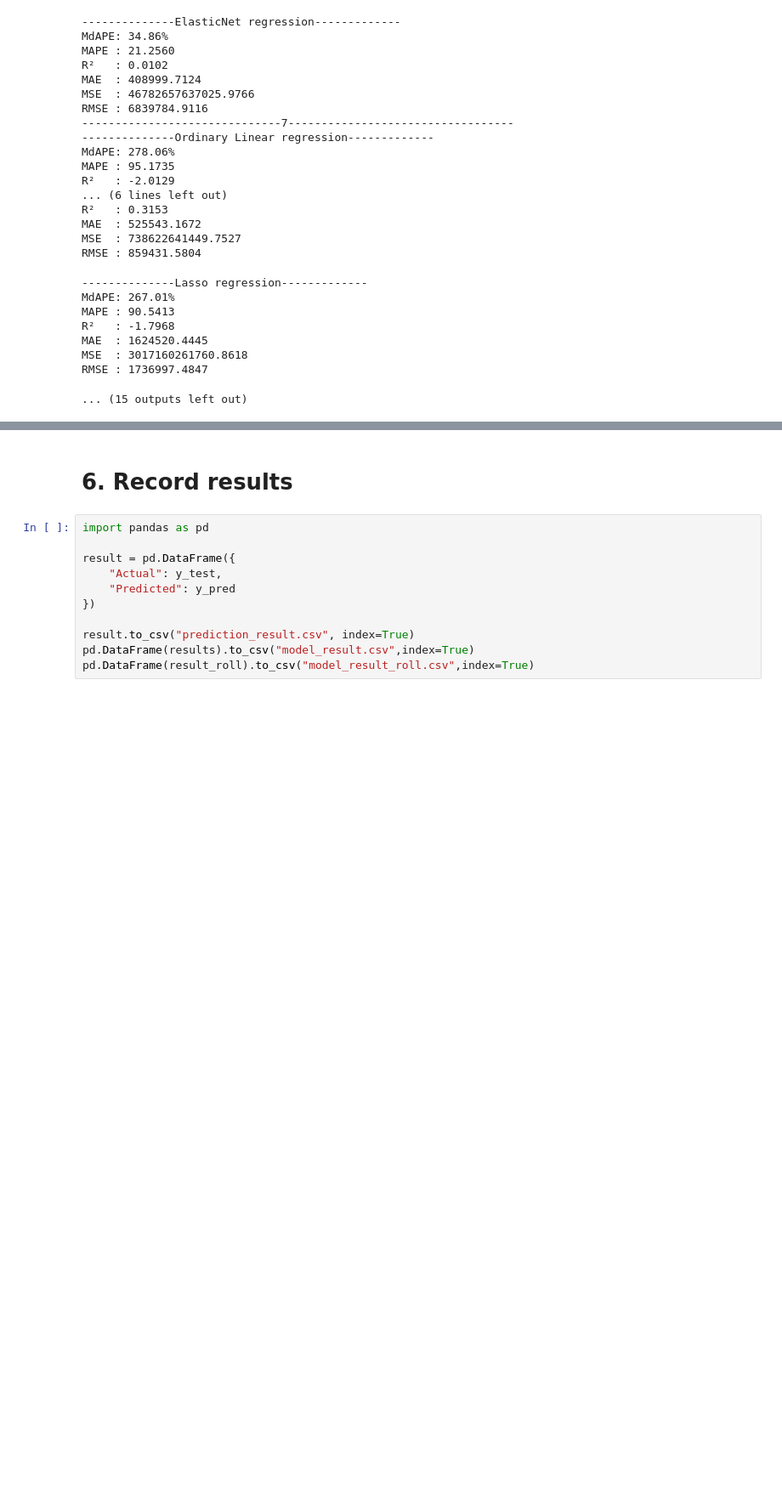
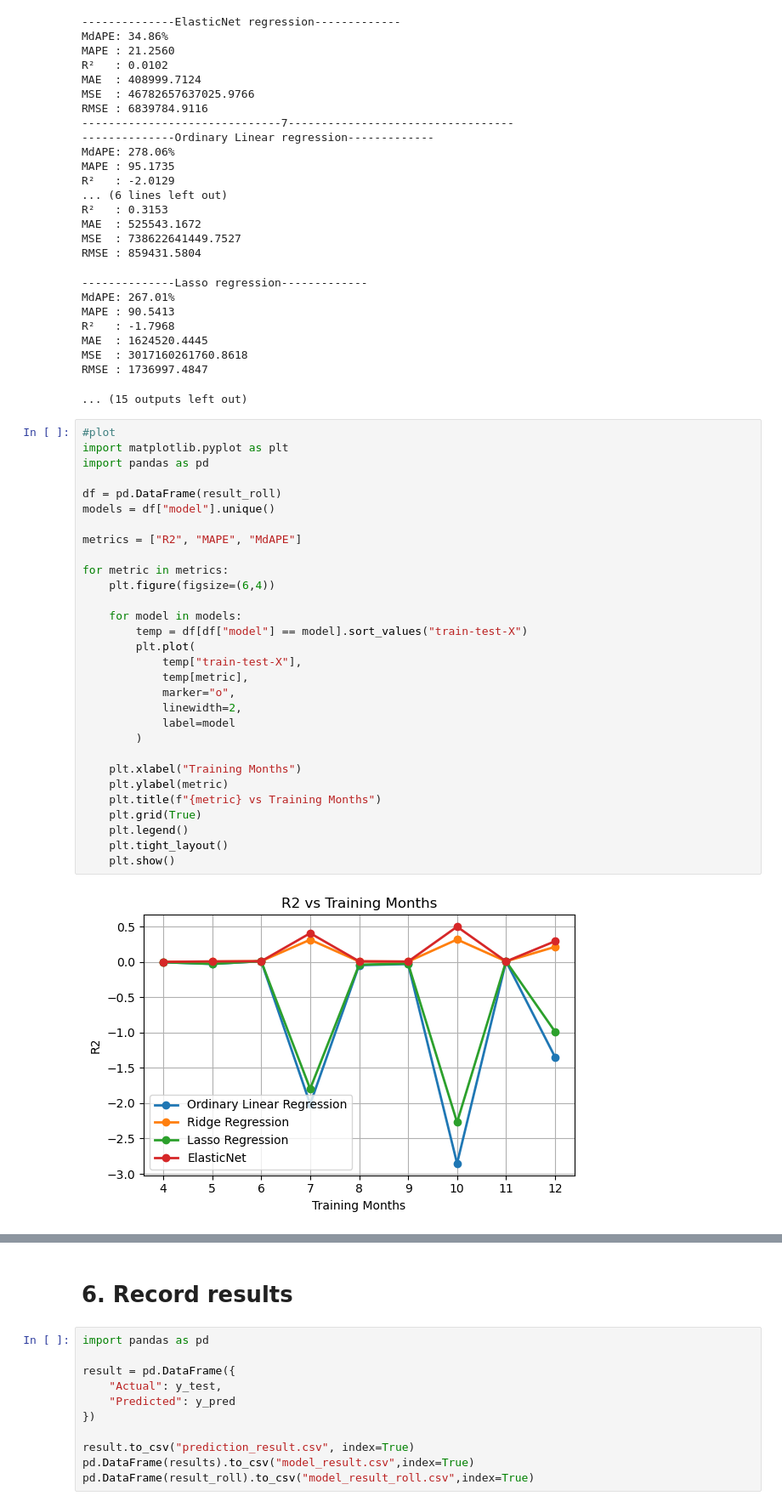
Before and after one commit to yex002/IDXEchange_data_science_intern_summer, a Jupyter notebook: 03_baseline_model.ipynb, the cells around one changed output, grey strips where cells are left out. Shown at 85% size. Drawn from its saved outputs; the diff is of its cells as text; blank space fills up the shorter version.

```diff
--- a/03_baseline_model.ipynb
+++ b/03_baseline_model.ipynb
@@ -686,3 +686,35 @@ MAE  : 1624520.4445
 MSE  : 3017160261760.8618
 RMSE : 1736997.4847
 ... (15 outputs left out)
+# %%
+#plot
+import matplotlib.pyplot as plt
+import pandas as pd
+
+df = pd.DataFrame(result_roll)
+models = df["model"].unique()
+
+metrics = ["R2", "MAPE", "MdAPE"]
+
+for metric in metrics:
+    plt.figure(figsize=(6,4))
+
+    for model in models:
+        temp = df[df["model"] == model].sort_values("train-test-X")
+        plt.plot(
+            temp["train-test-X"],
+            temp[metric],
+            marker="o",
+            linewidth=2,
+            label=model
+        )
+
+    plt.xlabel("Training Months")
+    plt.ylabel(metric)
+    plt.title(f"{metric} vs Training Months")
+    plt.grid(True)
+    plt.legend()
+    plt.tight_layout()
+    plt.show()
+# %% [output]
+[figure, added]
```
Also changed, not shown: parts of 1 cell of this notebook, 1 other file.
